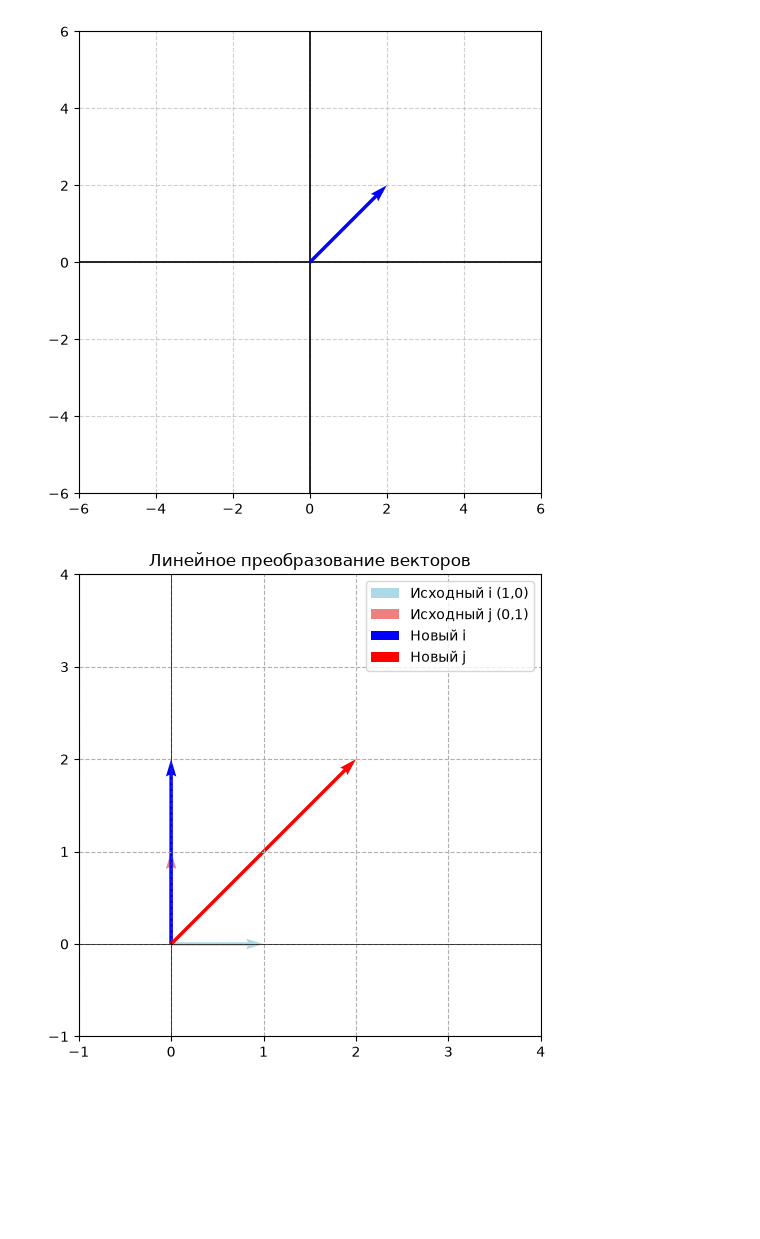
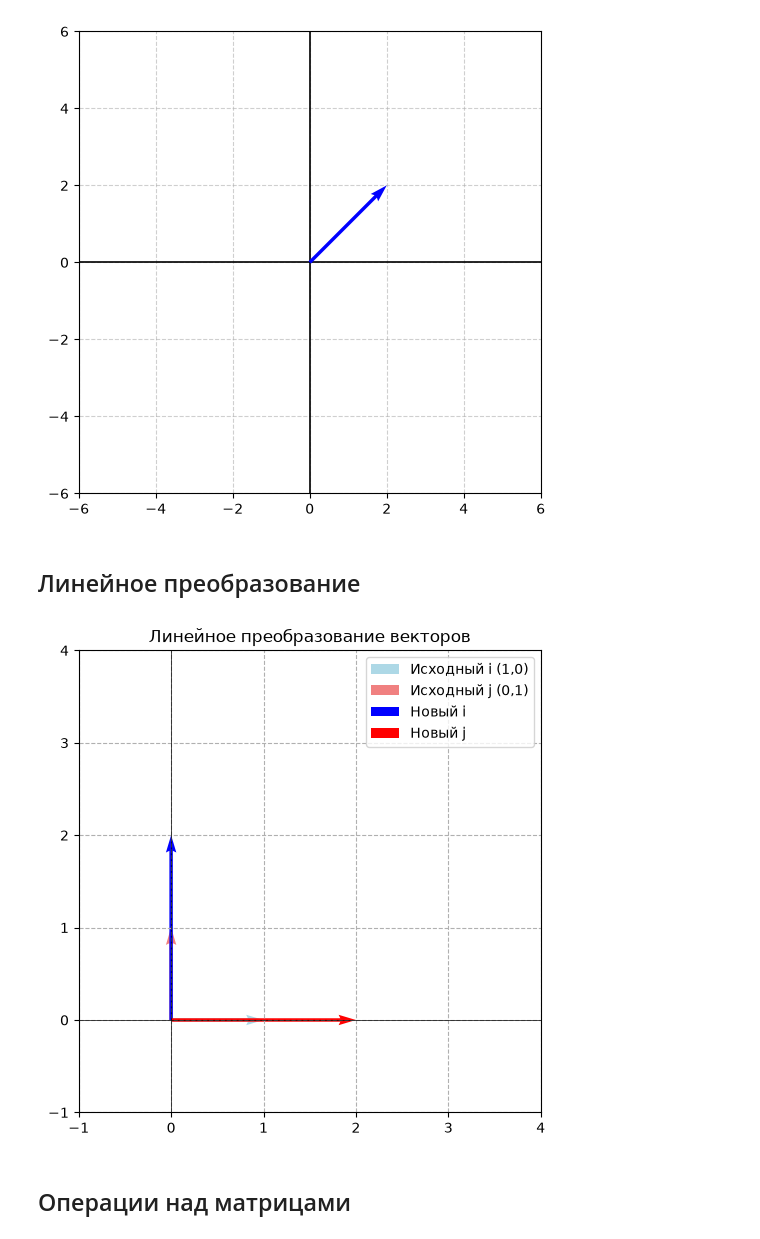
Before and after one commit to Syxaarik/my-ML-journey, a Jupyter notebook: visuals_algebra.ipynb, the cells around one changed output. Saved outputs shown, nothing was run; the diff lists cells and outputs as text; code cells hidden in the pictures; blank space fills up the shorter version.

```diff
--- a/visuals_algebra.ipynb
+++ b/visuals_algebra.ipynb
@@ -35,10 +35,12 @@ ax.set_aspect('equal')  # Чтобы масштаб X и Y был одинако
 plt.show()
 # %% [output]
 [figure]
+# %% [markdown]
+## Линейное преобразование
 # %%
 # задаем матрицу линейного преобразования
 A = np.array([[0, 2],
-              [2, 2]])
+              [2, 0]])
 
 # задаем базисный вектор
 i = np.array([1, 0])
@@ -46,31 +48,33 @@ j = np.array([0, 1])
 
 # применяем преобразования
 i_transform = A @ i
 j_transform = A @ j
 
 fig, ax = plt.subplots(figsize=(6, 6))
 
 # Функция для удобного рисования стрелок векторов
 def draw_vector(v, color, label):
     ax.quiver(0, 0, v[0], v[1], angles='xy', scale_units='xy', scale=1, color=color, label=label)
 
 # Рисуем исходные векторы (пунктиром или бледным цветом)
 draw_vector(i, 'lightblue', 'Исходный i (1,0)')
 draw_vector(j, 'lightcoral', 'Исходный j (0,1)')
 
 # Рисуем трансформированные векторы
 draw_vector(i_transform, 'blue', 'Новый i')
 draw_vector(j_transform, 'red', 'Новый j')
 
 # Оформление сетки и осей
 ax.axhline(0, color='black', linewidth=0.5)
 ax.axvline(0, color='black', linewidth=0.5)
 ax.set_xlim(-1, 4)
 ax.set_ylim(-1, 4)
 ax.grid(True, linestyle='--')
 ax.set_aspect('equal') # Важно, чтобы масштаб осей X и Y был одинаковым
 plt.legend()
 plt.title("Линейное преобразование векторов")
 plt.show()
 # %% [output]
-[figure, old version]
+[figure, new version]
+# %% [markdown]
+## Операции над матрицами
```
Also changed, not shown: parts of 2 cells of this notebook.
